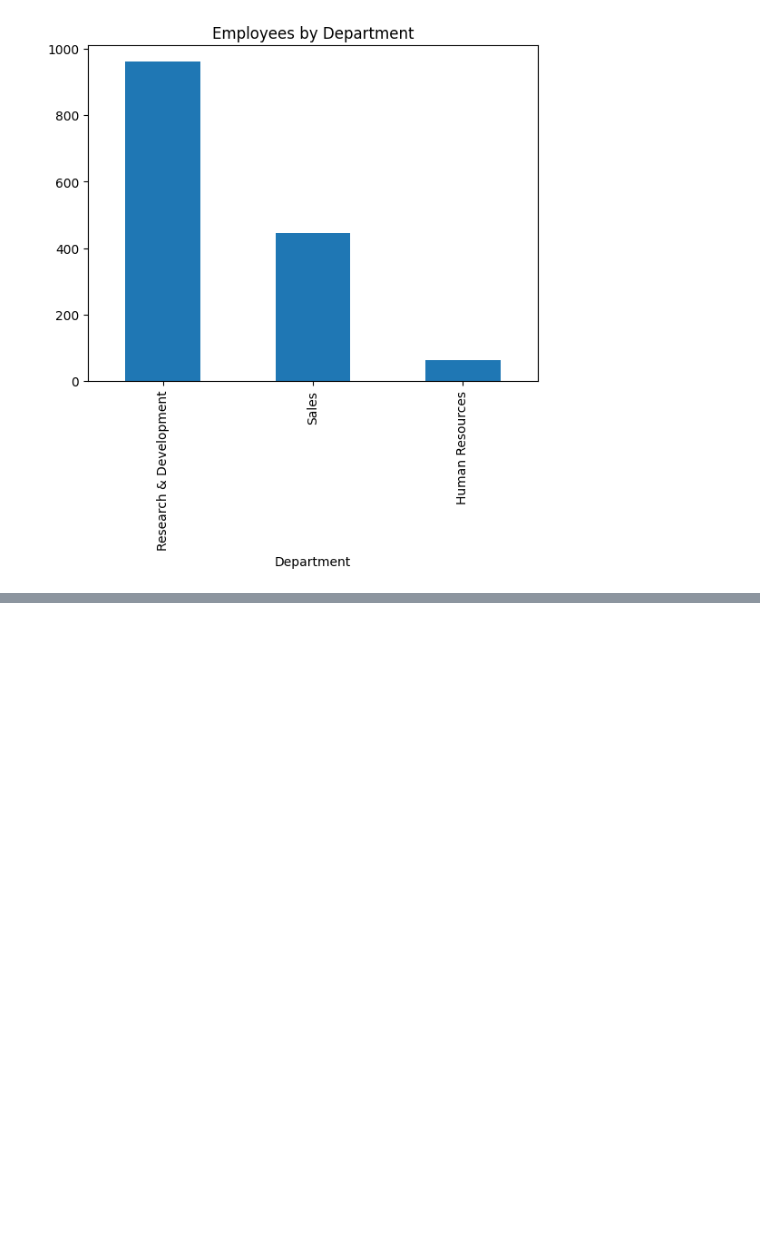
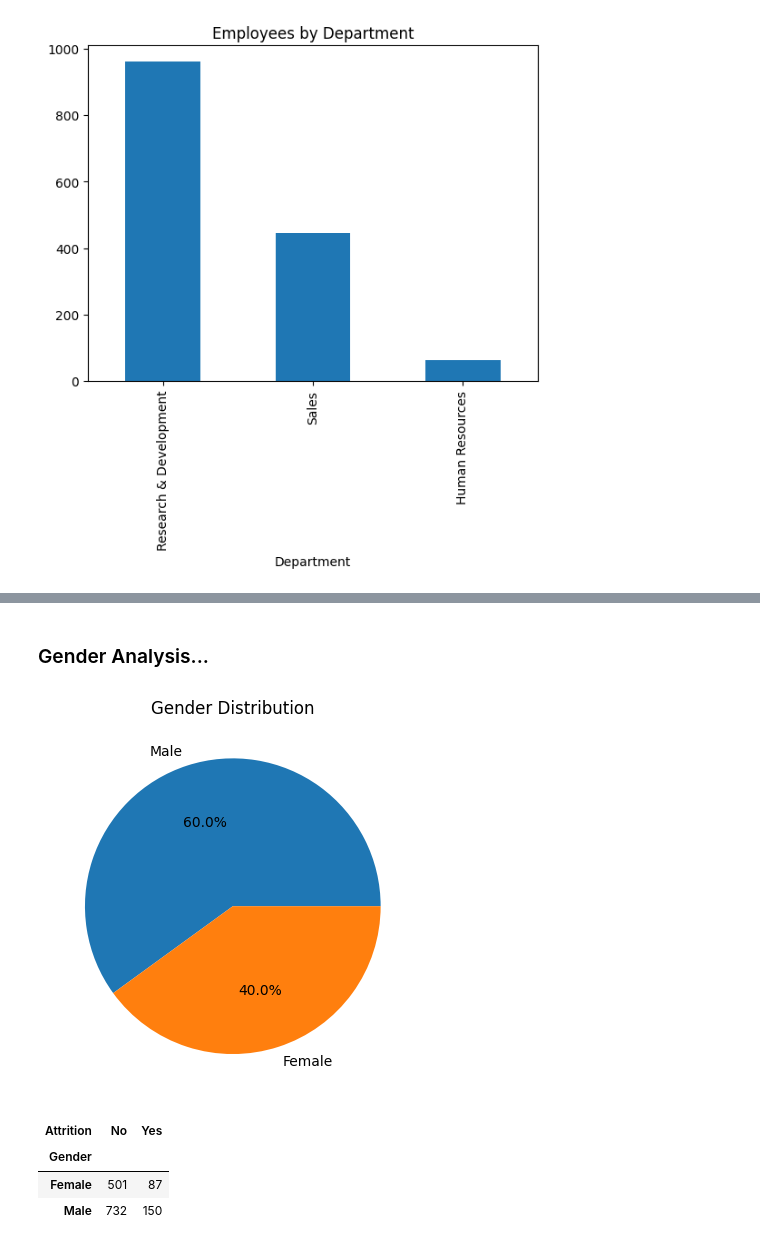
Before and after one commit to Manavitaliya/HR-Analytics-Dashboard, a Jupyter notebook: Data/sssss.ipynb, the cells around one changed output, grey strips where cells are left out. Drawn from its saved outputs; the diff is of its cells as text; code cells hidden in the pictures; blank space fills up the shorter version.

```diff
--- a/Data/sssss.ipynb
+++ b/Data/sssss.ipynb
@@ -206,0 +226,27 @@ plt.show()
+# %% [markdown]
+### Gender Analysis...
+# %%
+df["Gender"].value_counts().plot(
+    kind="pie",
+    autopct="%1.1f%%"
+)
+
+plt.ylabel("")
+
+plt.title("Gender Distribution")
+
+plt.show()
+# %% [output]
+[figure, added]
+# %%
+# Gender wise attrition...
+
+pd.crosstab(
+    df["Gender"],
+    df["Attrition"]
+)
+# %% [output]
+| Attrition | No | Yes |
+| Gender |  |  |
+| Female | 501 | 87 |
+| Male | 732 | 150 |
```
Also changed, not shown: parts of 20 cells of this notebook, 1 other file.
